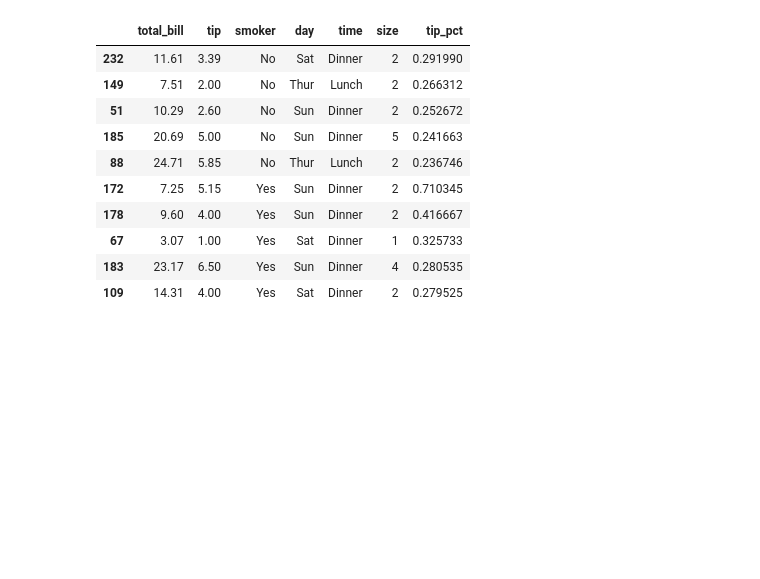
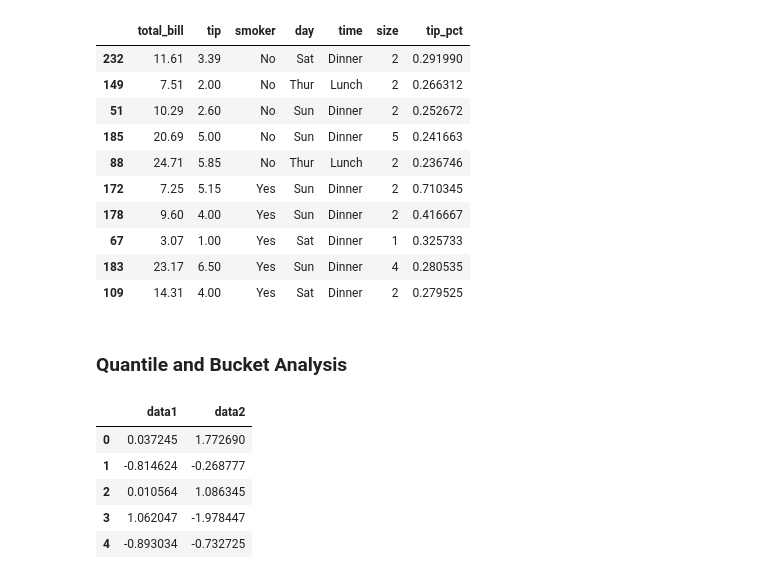
Before and after one commit to MottuqeBrid/learn-DA, a Jupyter notebook: 10 Data Aggregation and Group Operations.ipynb, the cells around one changed output. Saved outputs shown, nothing was run; the diff lists cells and outputs as text; code cells hidden in the pictures; blank space fills up the shorter version.

Commit message:
Quantile and Bucket Analysis

```diff
--- a/10 Data Aggregation and Group Operations.ipynb
+++ b/10 Data Aggregation and Group Operations.ipynb
@@ -650,3 +650,16 @@ tips.groupby("smoker", group_keys=False).apply(top)
 | 67 | 3.07 | 1.00 | Yes | Sat | Dinner | 1 | 0.325733 |
 | 183 | 23.17 | 6.50 | Yes | Sun | Dinner | 4 | 0.280535 |
 | 109 | 14.31 | 4.00 | Yes | Sat | Dinner | 2 | 0.279525 |
+# %% [markdown]
+### Quantile and Bucket Analysis
+# %%
+frame = pd.DataFrame({"data1": np.random.standard_normal(1000),
+                      "data2": np.random.standard_normal(1000)})
+frame.head()
+# %% [output]
+|  | data1 | data2 |
+| 0 | 0.037245 | 1.772690 |
+| 1 | -0.814624 | -0.268777 |
+| 2 | 0.010564 | 1.086345 |
+| 3 | 1.062047 | -1.978447 |
+| 4 | -0.893034 | -0.732725 |
```
Also changed, not shown: parts of 5 cells of this notebook.
